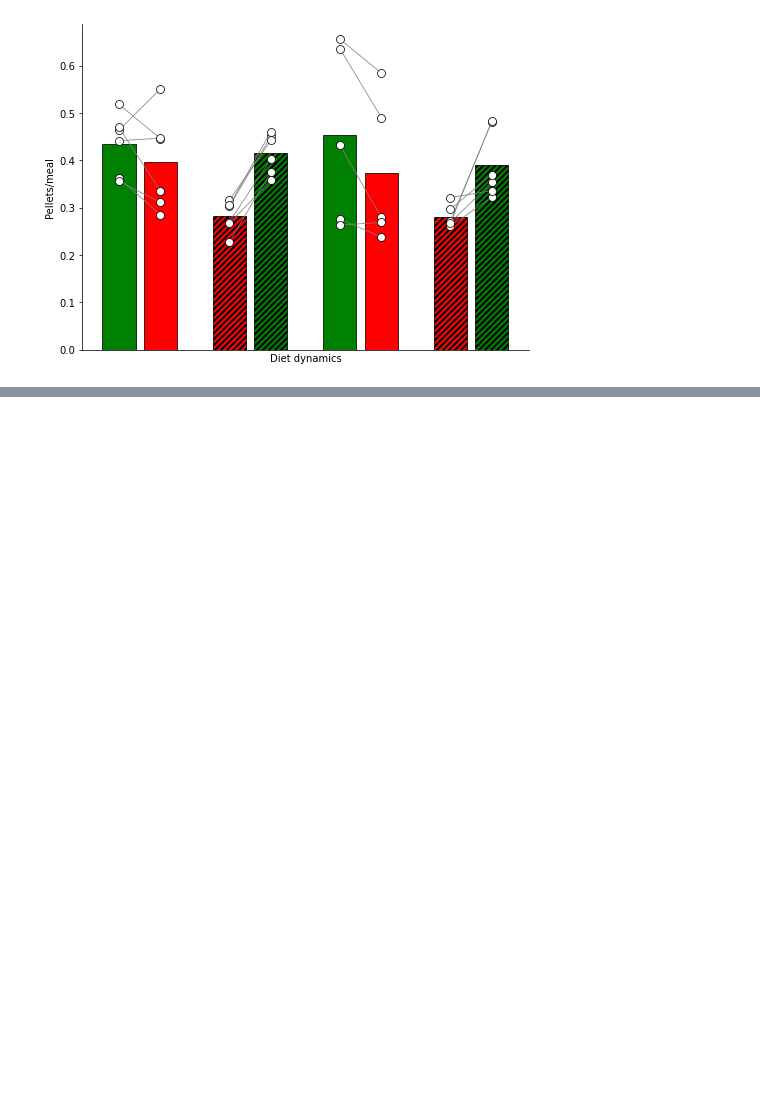
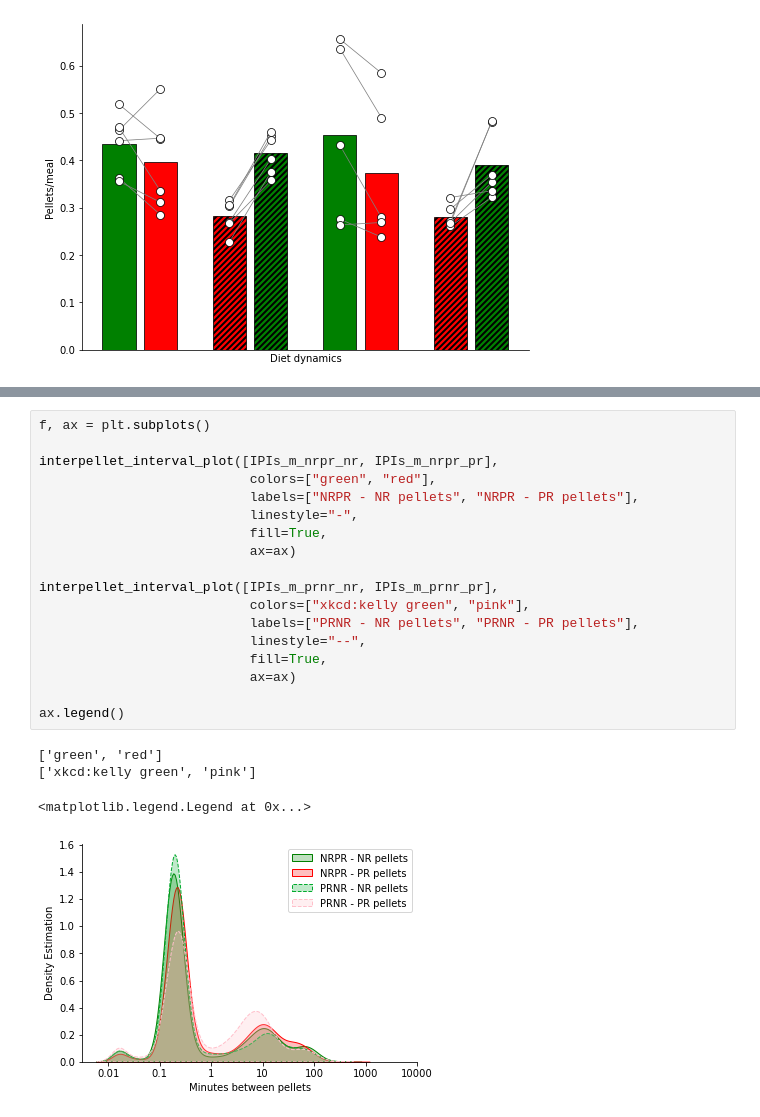
Before and after one commit to Htbibalan/FEDProtein, a Jupyter notebook: notebooks/POSTER FIGS.ipynb, the cells around one changed output, grey strips where cells are left out. Drawn from its saved outputs; the diff is of its cells as text; blank space fills up the shorter version.

```diff
--- a/notebooks/POSTER FIGS.ipynb
+++ b/notebooks/POSTER FIGS.ipynb
@@ -335,0 +420,23 @@ for i in [barlist[2], barlist[3], barlist[6],barlist[7]]:
+# %%
+f, ax = plt.subplots()
+
+interpellet_interval_plot([IPIs_m_nrpr_nr, IPIs_m_nrpr_pr],
+                           colors=["green", "red"],
+                           labels=["NRPR - NR pellets", "NRPR - PR pellets"],
+                           linestyle="-",
+                           fill=True,
+                           ax=ax)
+
+interpellet_interval_plot([IPIs_m_prnr_nr, IPIs_m_prnr_pr],
+                           colors=["xkcd:kelly green", "pink"],
+                           labels=["PRNR - NR pellets", "PRNR - PR pellets"],
+                           linestyle="--",
+                           fill=True,
+                           ax=ax)
+
+ax.legend()
+# %% [output]
+['green', 'red']
+['xkcd:kelly green', 'pink']
+<matplotlib.legend.Legend at 0x...>
+[figure, added]
```
Also changed, not shown: parts of 3 cells of this notebook, 2 other files.
